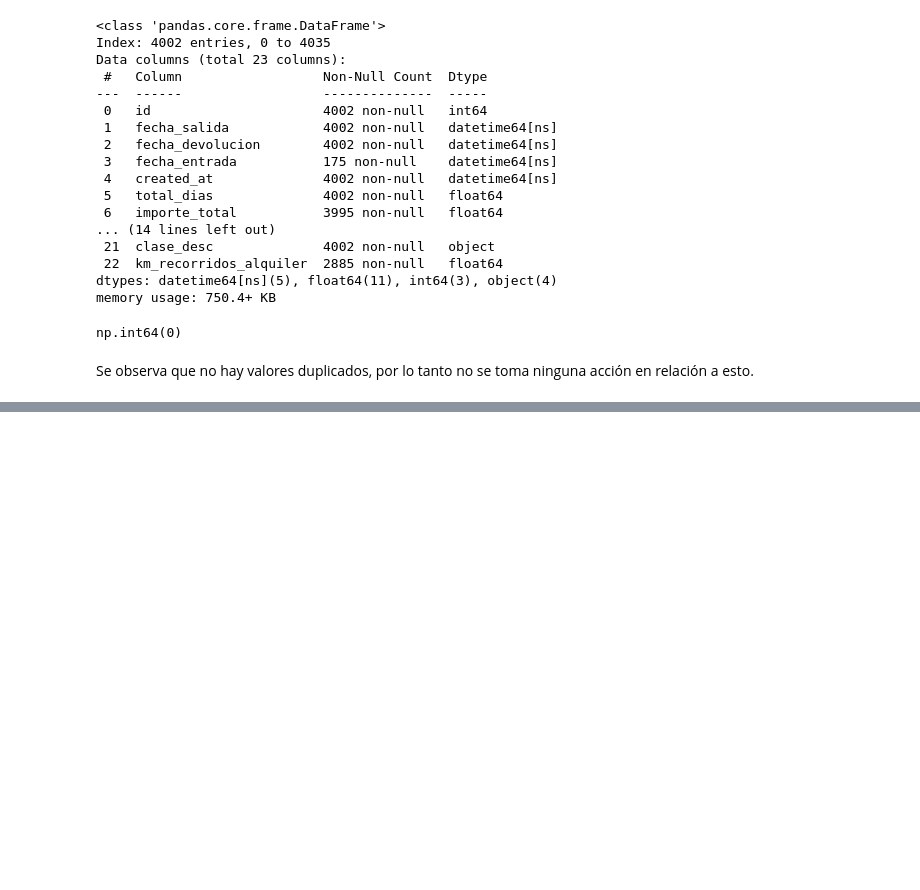
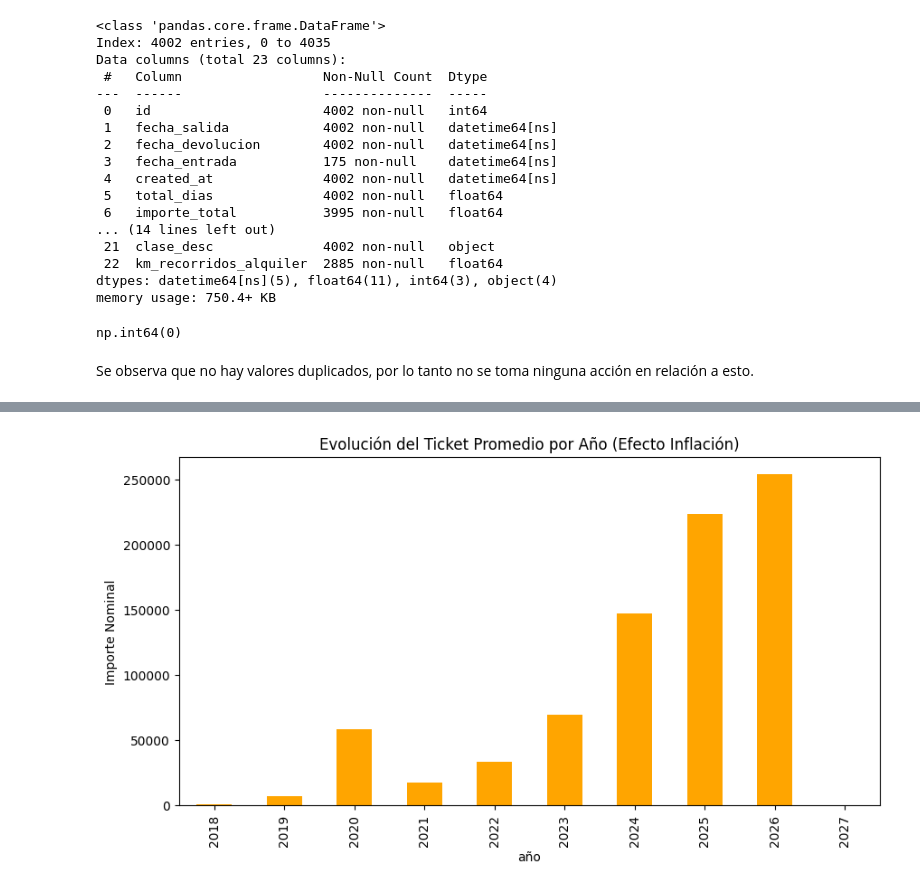
Before and after one commit to lucasdp5/ds2, a Jupyter notebook: perea_ds2.ipynb, the cells around one changed output, grey strips where cells are left out. Cells and saved outputs as stored; diff of their text form; code cells hidden in the pictures; blank space fills up the shorter version.

```diff
--- a/perea_ds2.ipynb
+++ b/perea_ds2.ipynb
@@ -292,0 +320,12 @@ Se observa que no hay valores duplicados, por lo tanto no se toma ninguna acció
+# %%
+# Analizar la evolución del ticket promedio por año
+df_final['año'] = df_final['fecha_salida'].dt.year
+ticket_promedio = df_final.groupby('año')['importe_total'].mean()
+
+plt.figure(figsize=(10, 5))
+ticket_promedio.plot(kind='bar', color='orange')
+plt.title('Evolución del Ticket Promedio por Año (Efecto Inflación)')
+plt.ylabel('Importe Nominal')
+plt.show()
+# %% [output]
+[figure, added]
```
Also changed, not shown: parts of 14 cells of this notebook.
